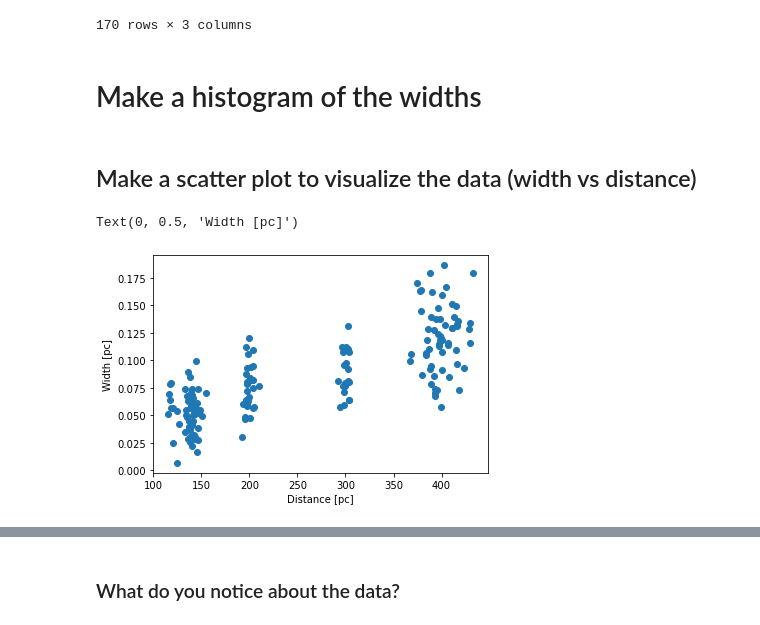
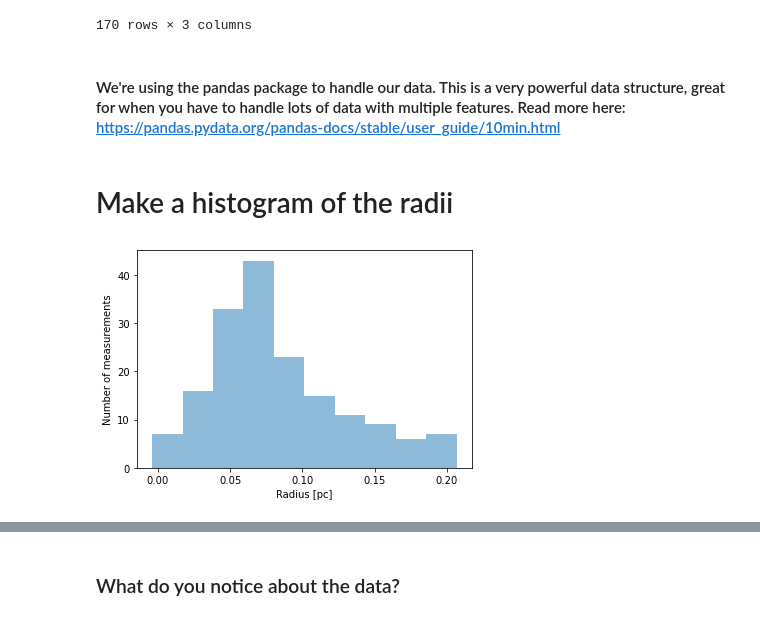
Before and after one commit to ginleaf/pyucy1, a Jupyter notebook: Hypothesis_testing.ipynb, the cells around one changed output, grey strips where cells are left out. Saved outputs shown, nothing was run; the diff lists cells and outputs as text; code cells hidden in the pictures.

```diff
--- a/Hypothesis_testing.ipynb
+++ b/Hypothesis_testing.ipynb
@@ -6,7 +6,7 @@ import pandas as pd
 # %% [markdown]
 ## Load the data
 # %%
-ptable = pd.read_csv('raw_data.csv')
+ptable = pd.read_csv('files/raw_data.csv')
 # %%
 ptable
 # %% [output]
@@ -23,5 +23,7 @@ ptable
 | 168 | 0.088905 | 194.455316 | 4 |
 | 169 | 0.078220 | 200.502929 | 4 |
 170 rows × 3 columns
+# %% [markdown]
+#### We're using the pandas package to handle our data. This is a very powerful data structure, great for when you have to handle lots of data with multiple features. Read more here: https://pandas.pydata.org/pandas-docs/stable/user_guide/10min.html
 # %% [markdown]
-# Make a histogram of the widths
+# Make a histogram of the radii
@@ -30,9 +30,7 @@ ptable
-# %% [markdown]
-## Make a scatter plot to visualize the data (width vs distance)
-# %%
-plt.scatter(ptable['Distance'],ptable.Width)
-plt.xlabel('Distance [pc]')
-plt.ylabel('Width [pc]')
-# %% [output]
-Text(0, 0.5, 'Width [pc]')
-[figure, removed]
+# %%
+plt.hist(ptable['Radius'], alpha = 0.5)
+plt.xlabel('Radius [pc]')
+plt.ylabel('Number of measurements')
+plt.show()
+# %% [output]
+[figure, added]
```
Also changed, not shown: parts of 16 cells of this notebook, 19 other files.
